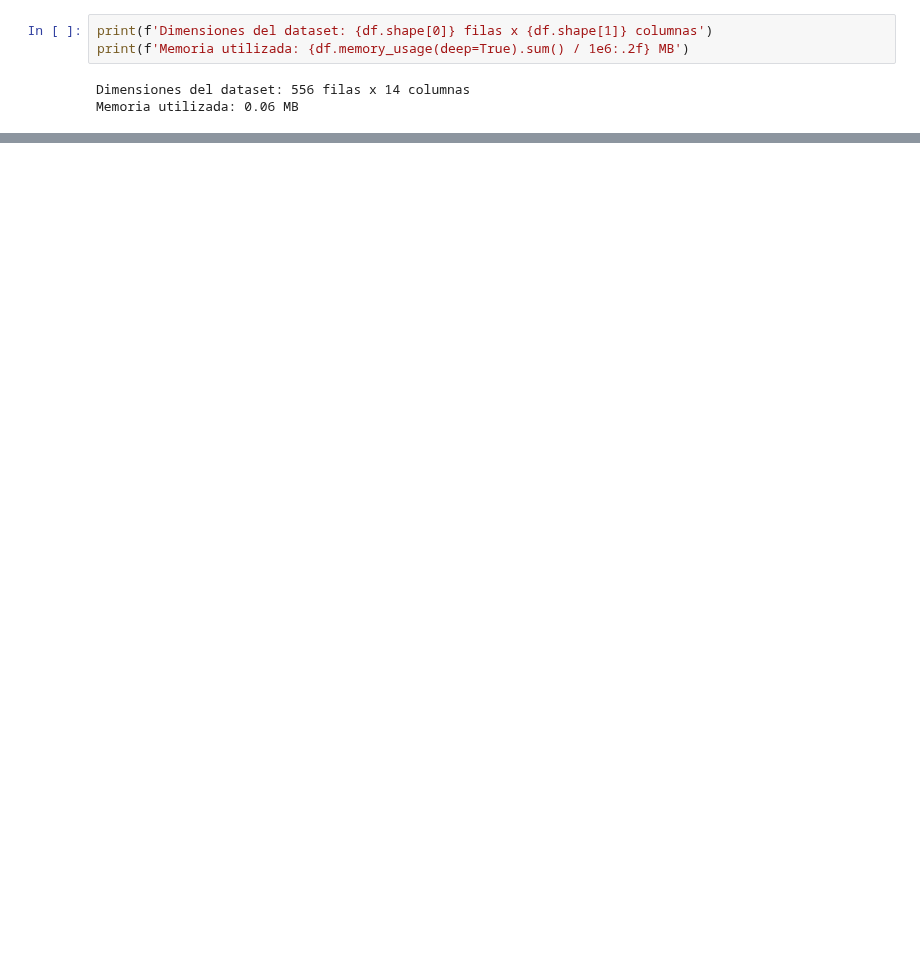
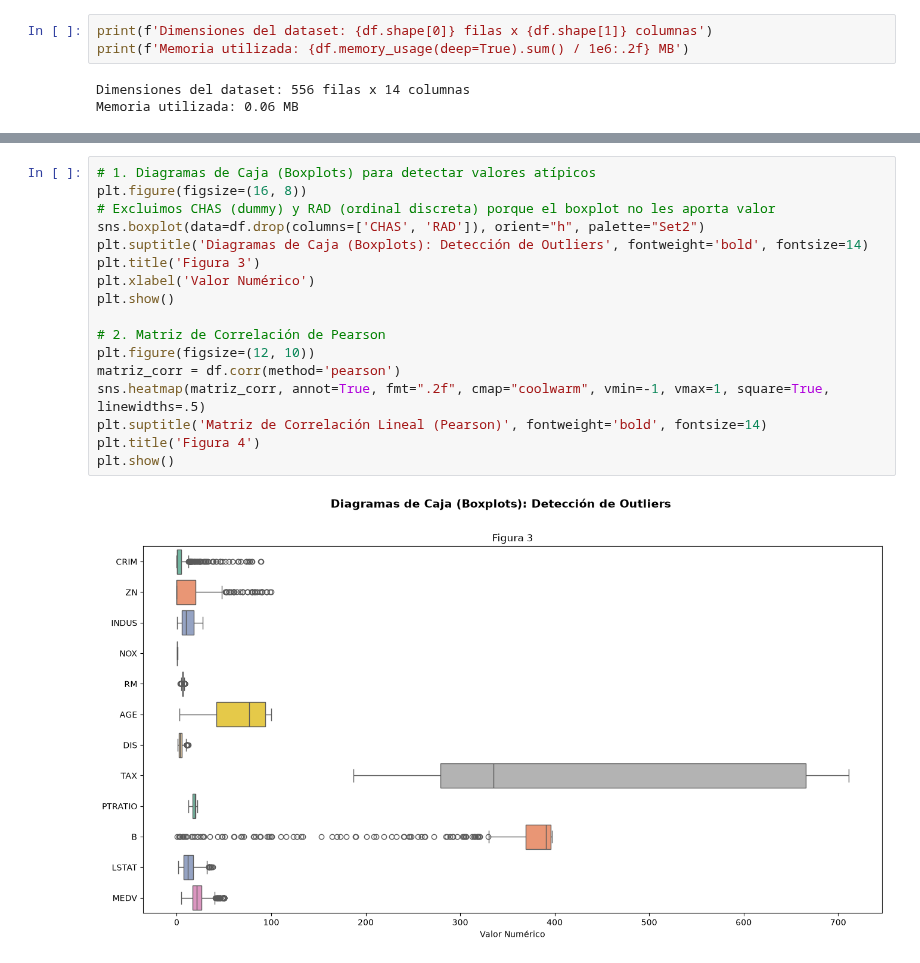
Before and after one commit to Guillerminav/TP_AA1_Arias_Bousono_Casariego, a Jupyter notebook: TP-regresion-AA1.ipynb, the cells around one changed output, grey strips where cells are left out. Saved outputs shown, nothing was run; the diff lists cells and outputs as text; blank space fills up the shorter version.

```diff
--- a/TP-regresion-AA1.ipynb
+++ b/TP-regresion-AA1.ipynb
@@ -848,0 +203,19 @@ criminalidad -> mediana: 0.26   maximo: 88.98   skew: 5.22
+# %%
+# 1. Diagramas de Caja (Boxplots) para detectar valores atípicos
+plt.figure(figsize=(16, 8))
+# Excluimos CHAS (dummy) y RAD (ordinal discreta) porque el boxplot no les aporta valor
+sns.boxplot(data=df.drop(columns=['CHAS', 'RAD']), orient="h", palette="Set2")
+plt.suptitle('Diagramas de Caja (Boxplots): Detección de Outliers', fontweight='bold', fontsize=14)
+plt.title('Figura 3')
+plt.xlabel('Valor Numérico')
+plt.show()
+
+# 2. Matriz de Correlación de Pearson
+plt.figure(figsize=(12, 10))
+matriz_corr = df.corr(method='pearson')
+sns.heatmap(matriz_corr, annot=True, fmt=".2f", cmap="coolwarm", vmin=-1, vmax=1, square=True, linewidths=.5)
+plt.suptitle('Matriz de Correlación Lineal (Pearson)', fontweight='bold', fontsize=14)
+plt.title('Figura 4')
+plt.show()
+# %% [output]
+[figure, added]
```
Also changed, not shown: parts of 119 cells of this notebook.
